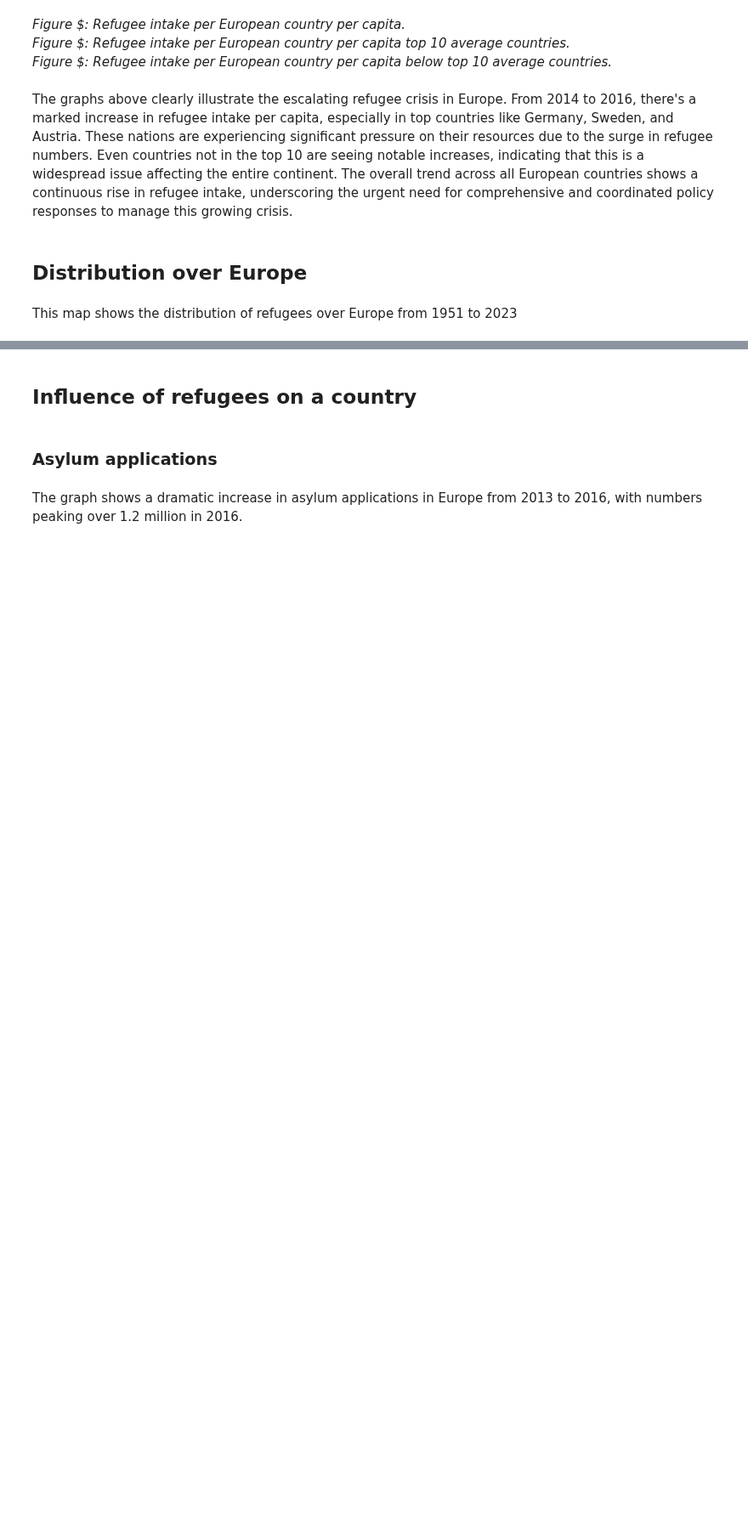
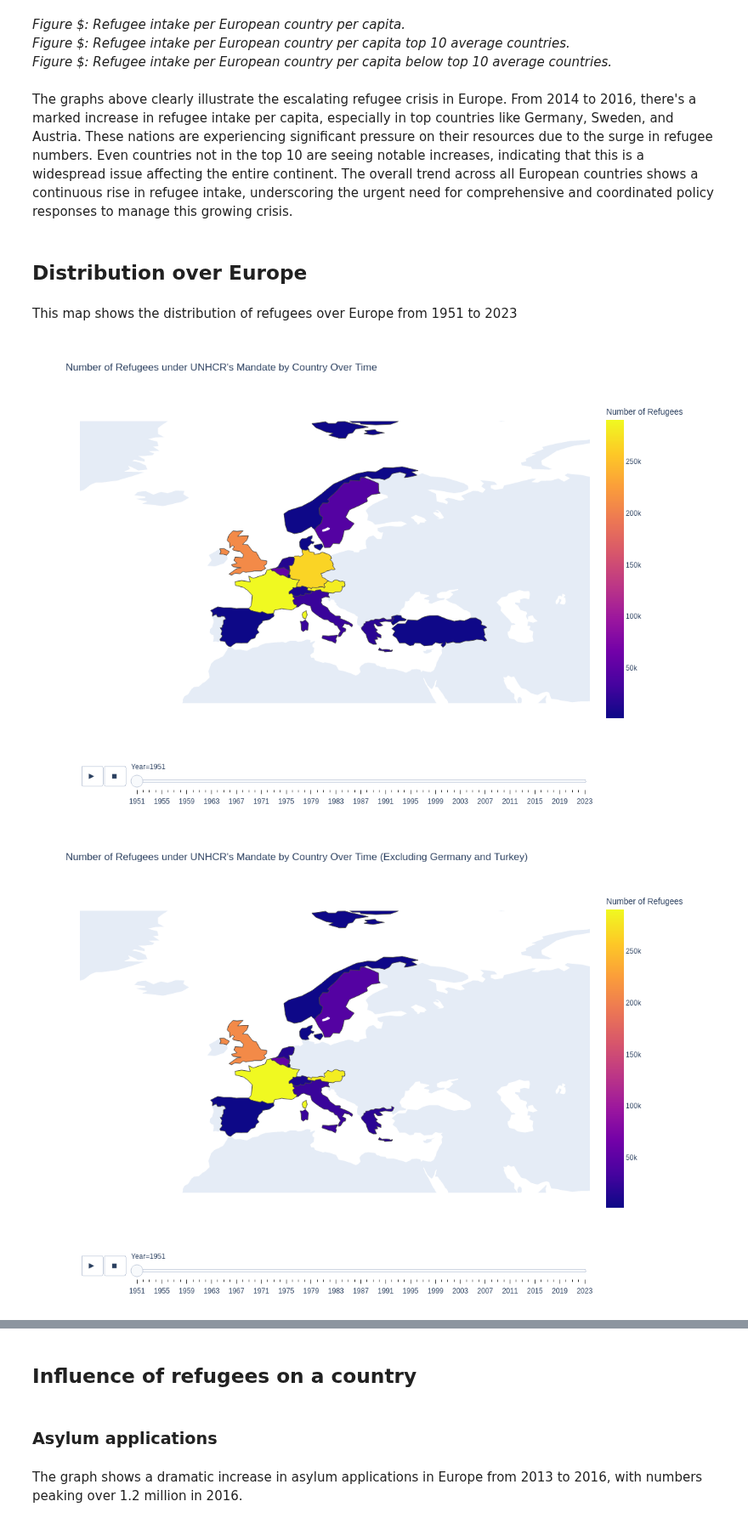
Before and after one commit to Nand-uva/InfoVis, a Jupyter notebook: docs/notebook.ipynb, the cells around one changed output, grey strips where cells are left out. Shown at 85% size. Saved outputs shown, nothing was run; the diff lists cells and outputs as text; code cells hidden in the pictures; blank space fills up the shorter version.

```diff
--- a/docs/notebook.ipynb
+++ b/docs/notebook.ipynb
@@ -254,39 +254,43 @@ fig.update_layout(
     ),
     width=1200,
     height=800
 )
 
 fig.show()
 
-# Excluding germany
-df_excl_germany = df[df['Country of asylum'] != 'Germany']
-agg_df_excl_germany = df_excl_germany.groupby(['Year', 'Country of asylum', 'Country of asylum (ISO)'])['Refugees under UNHCR\'s mandate'].sum().reset_index()
+# Exclude Germany and Turkey
+df_excl_germany_turkey = df[(df['Country of asylum'] != 'Germany') & (df['Country of asylum'] != 'Türkiye')]
 
-fig_excl_germany = px.choropleth(
-    agg_df_excl_germany,
+agg_df_excl_germany_turkey = df_excl_germany_turkey.groupby(['Year', 'Country of asylum', 'Country of asylum (ISO)'])['Refugees under UNHCR\'s mandate'].sum().reset_index()
+
+fig_excl_germany_turkey = px.choropleth(
+    agg_df_excl_germany_turkey,
     locations="Country of asylum (ISO)",
     color="Refugees under UNHCR's mandate",
     hover_name="Country of asylum",
     animation_frame="Year",
     color_continuous_scale=px.colors.sequential.Plasma,
-    title="Number of Refugees under UNHCR's Mandate by Country Over Time (Excluding Germany)",
+    title="Number of Refugees under UNHCR's Mandate by Country Over Time (Excluding Germany and Turkey)",
     labels={'Refugees under UNHCR\'s mandate': 'Number of Refugees'}
 )
 
-fig_excl_germany.update_layout(
+fig_excl_germany_turkey.update_layout(
     geo=dict(
         showframe=False,
         showcoastlines=False,
         projection_type='equirectangular',
         lataxis=dict(range=[25, 80]),
         lonaxis=dict(range=[-35, 65])
     ),
     coloraxis_colorbar=dict(
         title="Number of Refugees"
     ),
     width=1200,
     height=800
 )
 
-fig_excl_germany.show()
+fig_excl_germany_turkey.show()
+# %% [output]
+[figure, added]
+[figure, added]
 # %% [markdown]
```
Also changed, not shown: parts of 4 cells of this notebook.
